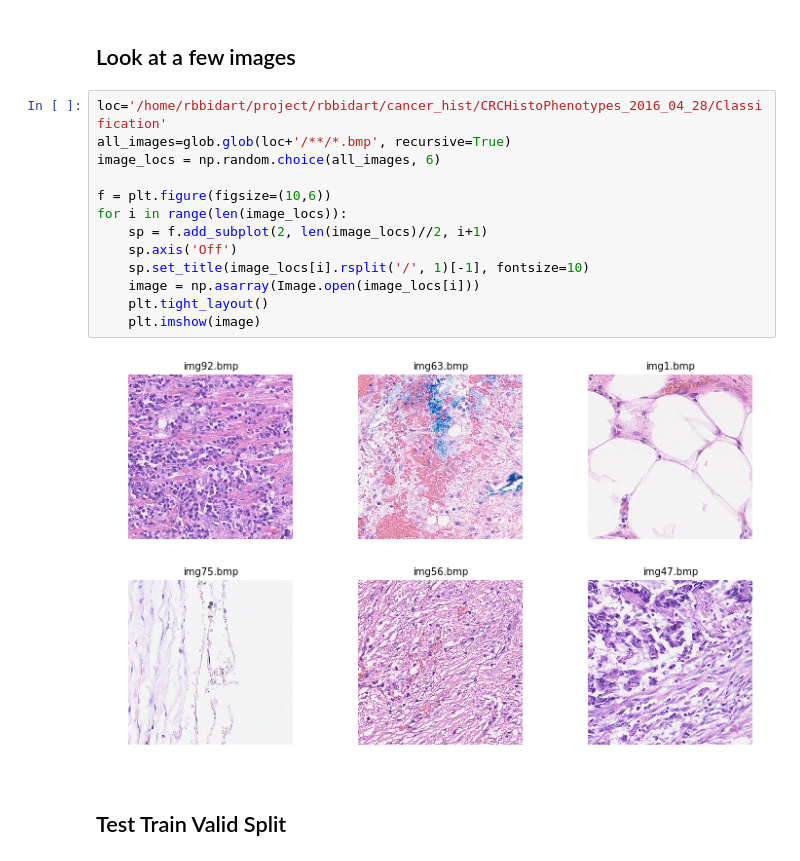
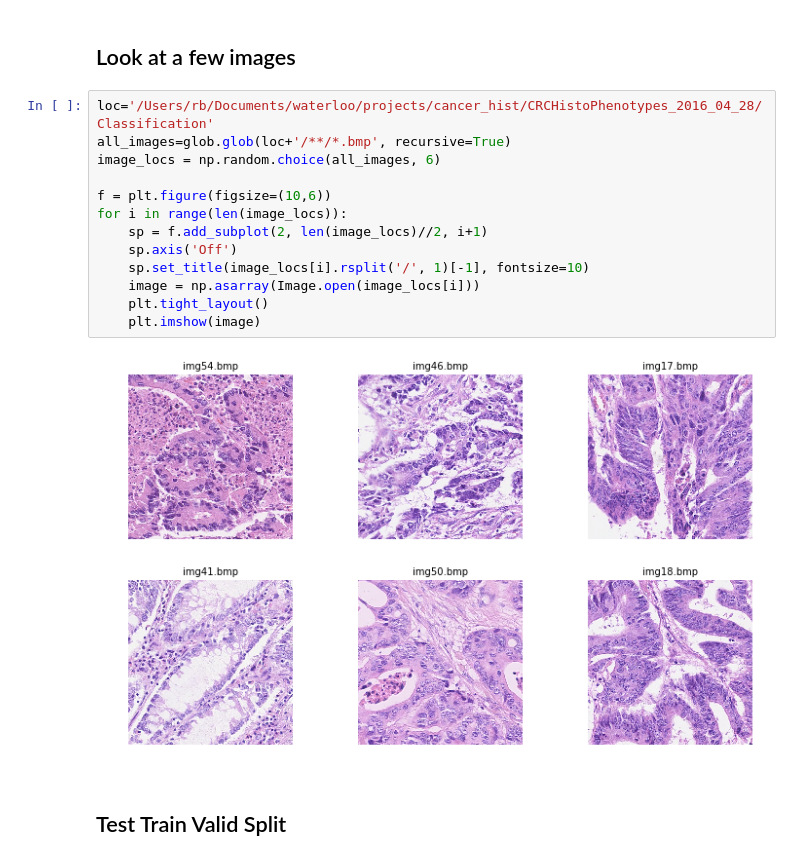
Before and after one commit to renebidart/cancer_hist, a Jupyter notebook: notebooks/crc_data.ipynb, the cells around one changed output. Drawn from its saved outputs; the diff is of its cells as text.

```diff
--- a/notebooks/crc_data.ipynb
+++ b/notebooks/crc_data.ipynb
@@ -18,20 +18,20 @@ import pickle
 # %% [markdown]
 ## Look at a few images
 # %%
-loc='/home/rbbidart/project/rbbidart/cancer_hist/CRCHistoPhenotypes_2016_04_28/Classification'
+loc='/Users/rb/Documents/waterloo/projects/cancer_hist/CRCHistoPhenotypes_2016_04_28/Classification'
 all_images=glob.glob(loc+'/**/*.bmp', recursive=True)
 image_locs = np.random.choice(all_images, 6)
 
 f = plt.figure(figsize=(10,6))
 for i in range(len(image_locs)):
     sp = f.add_subplot(2, len(image_locs)//2, i+1)
     sp.axis('Off')
     sp.set_title(image_locs[i].rsplit('/', 1)[-1], fontsize=10)
     image = np.asarray(Image.open(image_locs[i]))
     plt.tight_layout()
     plt.imshow(image)
 # %% [output]
-[figure, old version]
+[figure, new version]
 # %% [markdown]
 ## Test Train Valid Split
 # %%
```
Also changed, not shown: parts of 3 cells of this notebook, 6 other files.
